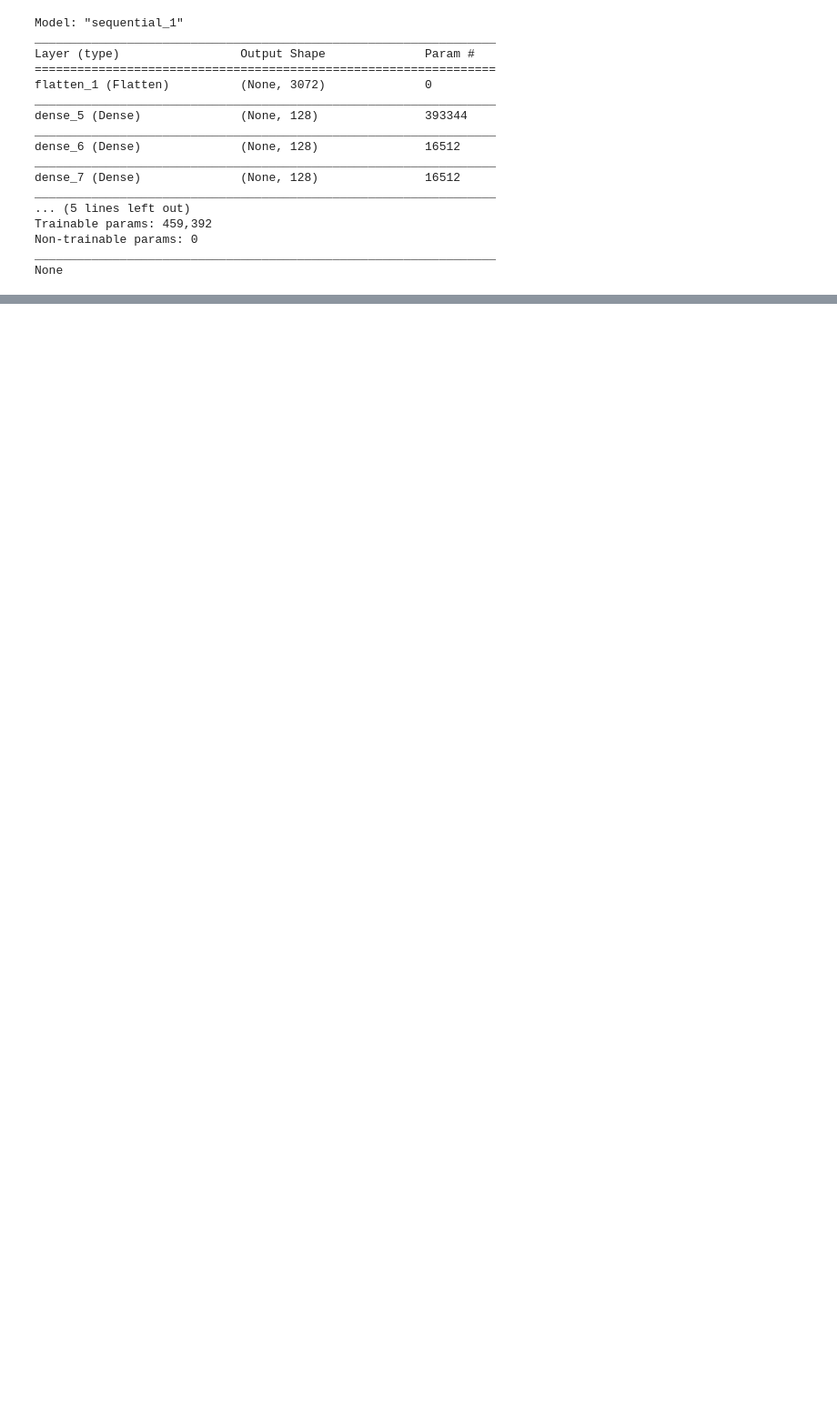
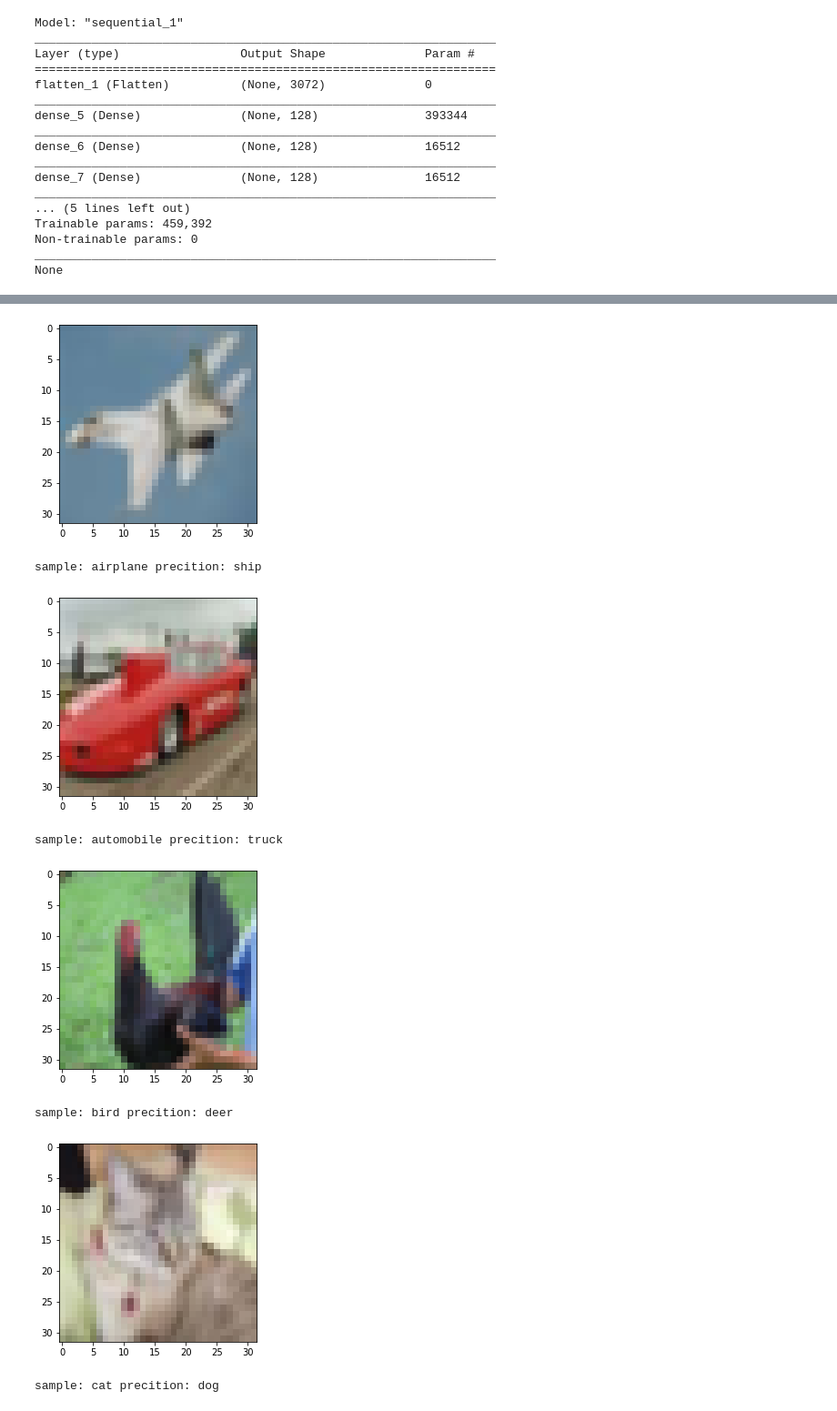
Before and after one commit to VictorMeyer77/TF_PROJECT, a Jupyter notebook: MLP/multilayer.ipynb, the cells around one changed output, grey strips where cells are left out. Shown at 91% size. Drawn from its saved outputs; the diff is of its cells as text; code cells hidden in the pictures; blank space fills up the shorter version.

```diff
--- a/MLP/multilayer.ipynb
+++ b/MLP/multilayer.ipynb
@@ -118,6 +118,21 @@ def describe_dataset(dataset):
 
     print(dataset[0][i], " in test data: ", countClassInTest, "/", dataset[4].shape[0])
     print("\n")
+# %%
+def plot_error(class_names, model, test_images, test_label):
+
+    predict = model.predict(test_images)
+
+    for i in range(0, len(class_names)):
+
+        for j in range(0, predict.shape[0]):
+
+            if(test_label[j] == i and i != predict[j].argmax()):
+
+                plt.imshow(test_images[j])
+                plt.show()
+                print("sample: {0} precition: {1}".format(class_names[i], class_names[predict[j].argmax()]))
+                break
 # %% [markdown]
 **DATASET**
 # %%
@@ -892,0 +914,11 @@ confusion(class_names, test_label, pred)
+# %%
+plot_error(class_names, model, test_images, test_label)
+# %% [output]
+[figure, added]
+sample: airplane precition: ship
+[figure, added]
+sample: automobile precition: truck
+[figure, added]
+sample: bird precition: deer
+[figure, added]
+sample: cat precition: dog
```
Also changed, not shown: parts of 7 cells of this notebook.
